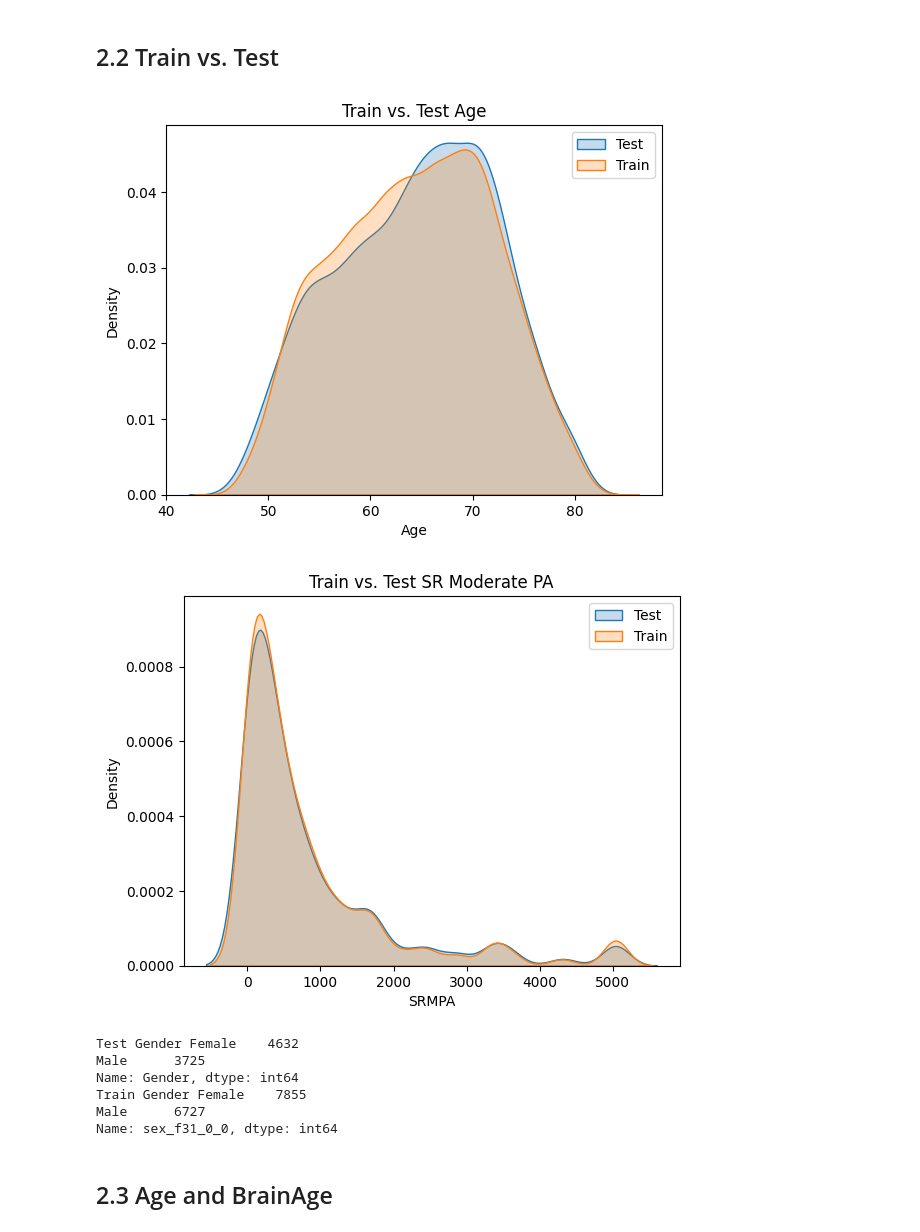
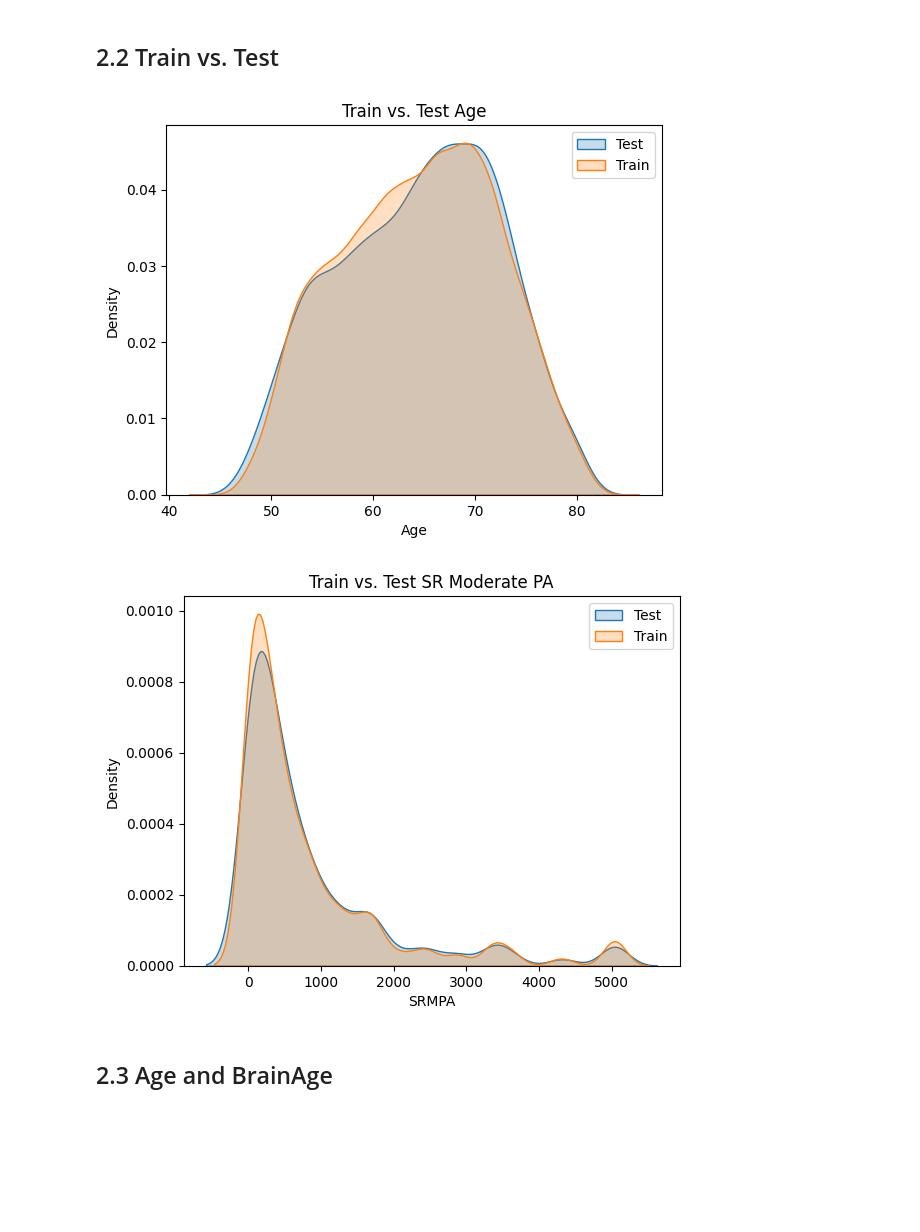
Before and after one commit to ivychad/Hanna, a Jupyter notebook: 5 Final Analysis.ipynb, the cells around one changed output. Saved outputs shown, nothing was run; the diff lists cells and outputs as text; code cells hidden in the pictures; blank space fills up the shorter version.

```diff
--- a/5 Final Analysis.ipynb
+++ b/5 Final Analysis.ipynb
@@ -29,6 +30,8 @@ brain_test = pd.DataFrame(brain_test)
 brain_train = pd.DataFrame(brain_train)
 main_test = pd.DataFrame(main_test)
 main_train = pd.DataFrame(main_train)
+# %%
+main_test = main_test[main_test["Excluded"]==0]
 # %% [markdown]
 # 2 Basic distributions
 # %% [markdown]
@@ -47,29 +206,20 @@ main_test.head()
 # %%
 plt.figure()
 sns.kdeplot(data = main_test, x= 'Age', fill=True, label = "Test")
 sns.kdeplot(data = main_train, x= 'Age', fill=True, label = "Train")
 plt.legend()
 plt.title("Train vs. Test Age")
 plt.show()
 
 plt.figure()
 sns.kdeplot(data = main_test, x= 'SRMPA', fill=True, label = "Test")
-sns.kdeplot(x= main_train.iloc[:,9990], fill=True, label = "Train")
+sns.kdeplot(data= main_train, x= 'SRMPA', fill=True, label = "Train")
 plt.legend()
 plt.title("Train vs. Test SR Moderate PA")
 plt.show()
-
-print("Test Gender", main_test["Gender"].value_counts())
-print("Train Gender", main_train.iloc[:,22].value_counts())
 # %% [output]
-[figure, old version]
+[figure, new version]
-[figure, old version]
+[figure, new version]
-Test Gender Female    4632
-Male      3725
-Name: Gender, dtype: int64
-Train Gender Female    7855
-Male      6727
-Name: sex_f31_0_0, dtype: int64
 # %% [markdown]
 ## 2.3 Age and BrainAge
 # %%
```
Also changed, not shown: parts of 71 cells of this notebook, 4 other files.
